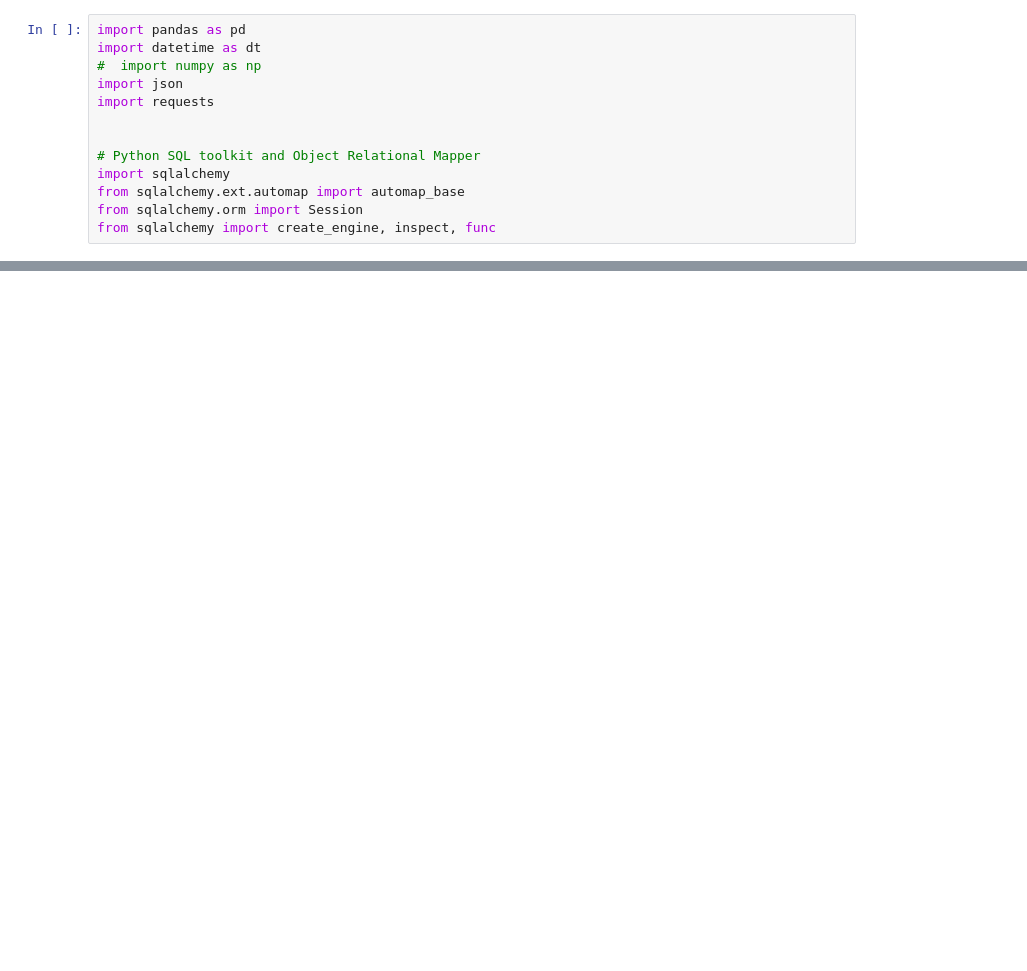
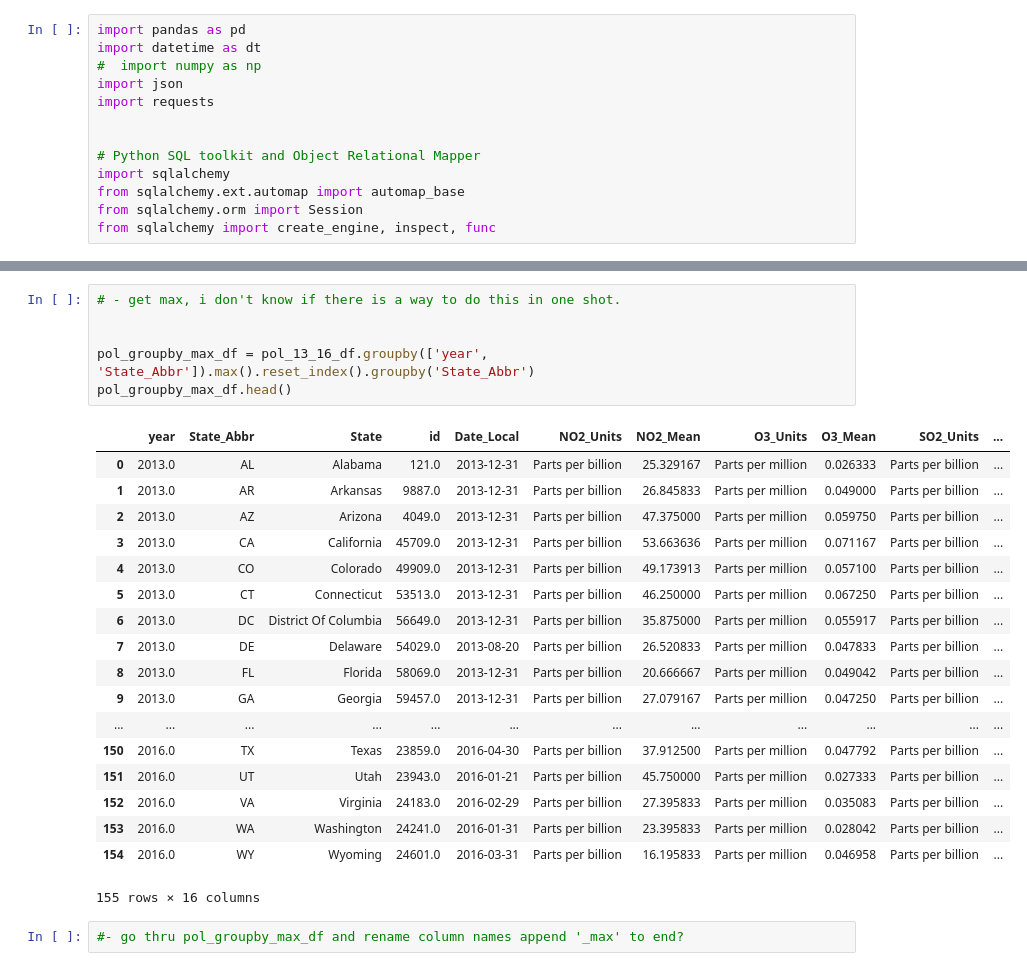
Before and after one commit to emilou1981/ETL-Project, a Jupyter notebook: pollution_groupby_stats.ipynb, the cells around one changed output, grey strips where cells are left out. Drawn from its saved outputs; the diff is of its cells as text; blank space fills up the shorter version.

```diff
--- a/pollution_groupby_stats.ipynb
+++ b/pollution_groupby_stats.ipynb
@@ -26,0 +51,27 @@ pol_13_16_df.head()
+# %%
+# - get max, i don't know if there is a way to do this in one shot.
+
+
+pol_groupby_max_df = pol_13_16_df.groupby(['year', 'State_Abbr']).max().reset_index().groupby('State_Abbr')
+pol_groupby_max_df.head()
+# %% [output]
+|  | year | State_Abbr | State | id | Date_Local | NO2_Units | NO2_Mean | O3_Units | O3_Mean | SO2_Units | ... |
+| 0 | 2013.0 | AL | Alabama | 121.0 | 2013-12-31 | Parts per billion | 25.329167 | Parts per million | 0.026333 | Parts per billion | ... |
+| 1 | 2013.0 | AR | Arkansas | 9887.0 | 2013-12-31 | Parts per billion | 26.845833 | Parts per million | 0.049000 | Parts per billion | ... |
+| 2 | 2013.0 | AZ | Arizona | 4049.0 | 2013-12-31 | Parts per billion | 47.375000 | Parts per million | 0.059750 | Parts per billion | ... |
+| 3 | 2013.0 | CA | California | 45709.0 | 2013-12-31 | Parts per billion | 53.663636 | Parts per million | 0.071167 | Parts per billion | ... |
+| 4 | 2013.0 | CO | Colorado | 49909.0 | 2013-12-31 | Parts per billion | 49.173913 | Parts per million | 0.057100 | Parts per billion | ... |
+| 5 | 2013.0 | CT | Connecticut | 53513.0 | 2013-12-31 | Parts per billion | 46.250000 | Parts per million | 0.067250 | Parts per billion | ... |
+| 6 | 2013.0 | DC | District Of Columbia | 56649.0 | 2013-12-31 | Parts per billion | 35.875000 | Parts per million | 0.055917 | Parts per billion | ... |
+| 7 | 2013.0 | DE | Delaware | 54029.0 | 2013-08-20 | Parts per billion | 26.520833 | Parts per million | 0.047833 | Parts per billion | ... |
+| 8 | 2013.0 | FL | Florida | 58069.0 | 2013-12-31 | Parts per billion | 20.666667 | Parts per million | 0.049042 | Parts per billion | ... |
+| 9 | 2013.0 | GA | Georgia | 59457.0 | 2013-12-31 | Parts per billion | 27.079167 | Parts per million | 0.047250 | Parts per billion | ... |
+| ... | ... | ... | ... | ... | ... | ... | ... | ... | ... | ... | ... |
+| 150 | 2016.0 | TX | Texas | 23859.0 | 2016-04-30 | Parts per billion | 37.912500 | Parts per million | 0.047792 | Parts per billion | ... |
+| 151 | 2016.0 | UT | Utah | 23943.0 | 2016-01-21 | Parts per billion | 45.750000 | Parts per million | 0.027333 | Parts per billion | ... |
+| 152 | 2016.0 | VA | Virginia | 24183.0 | 2016-02-29 | Parts per billion | 27.395833 | Parts per million | 0.035083 | Parts per billion | ... |
+| 153 | 2016.0 | WA | Washington | 24241.0 | 2016-01-31 | Parts per billion | 23.395833 | Parts per million | 0.028042 | Parts per billion | ... |
+| 154 | 2016.0 | WY | Wyoming | 24601.0 | 2016-03-31 | Parts per billion | 16.195833 | Parts per million | 0.046958 | Parts per billion | ... |
+155 rows × 16 columns
+# %%
+#- go thru pol_groupby_max_df and rename column names append '_max' to end?
```
Also changed, not shown: parts of 7 cells of this notebook, 1 other file.
